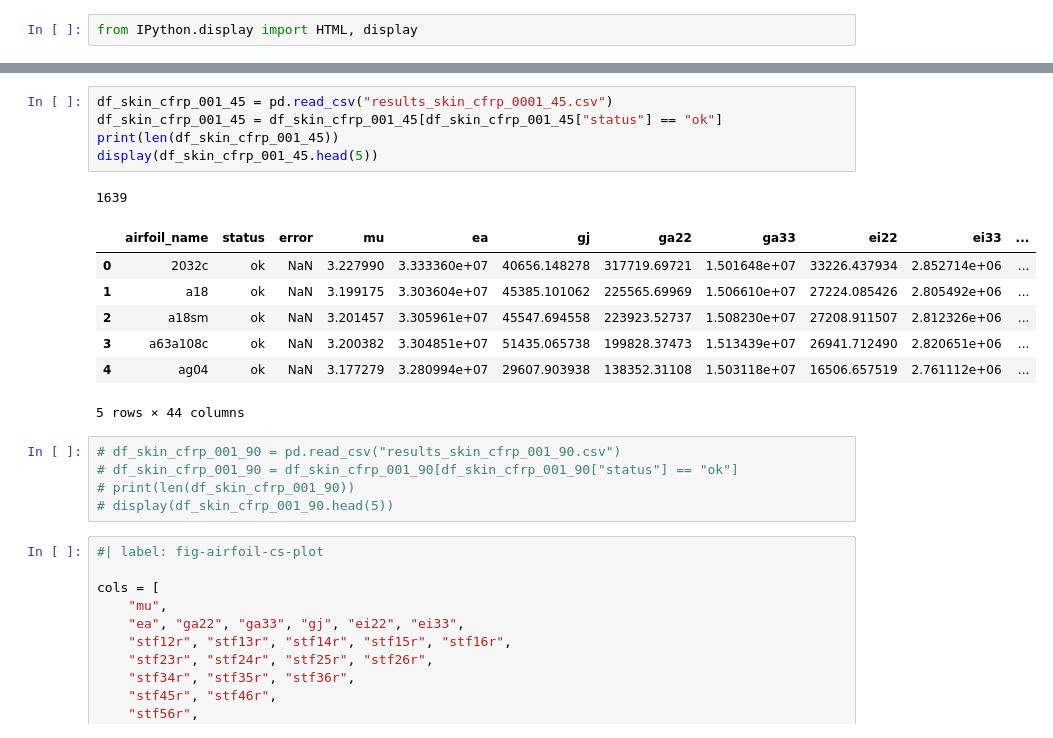
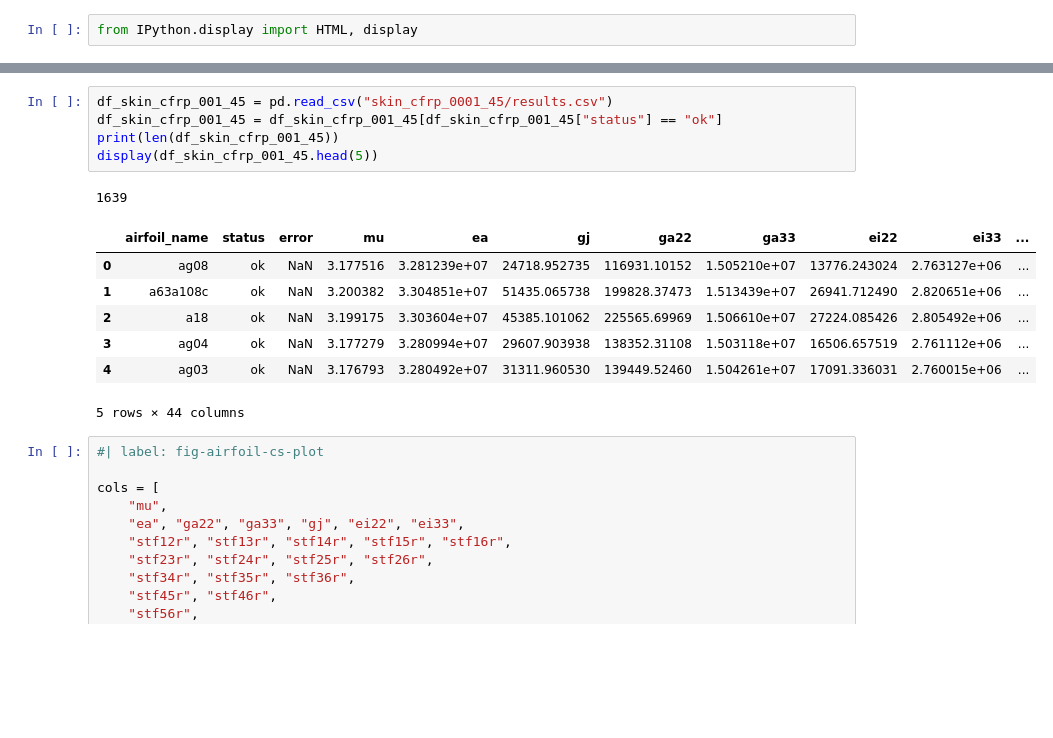
Before and after one commit to wenbinyugroup/msg-examples, a Jupyter notebook: examples/airfoil_cross_sections/plot.ipynb, the cells around one changed output, grey strips where cells are left out. Drawn from its saved outputs; the diff is of its cells as text; blank space fills up the shorter version.

```diff
--- a/examples/airfoil_cross_sections/plot.ipynb
+++ b/examples/airfoil_cross_sections/plot.ipynb
@@ -35,24 +35,19 @@ display(df_skin_cfrp_001.head(5))
 | 4 | ag04 | ok | NaN | 3.177279 | 2.818879e+08 | 21787.034713 | 84763.057673 | 1.175585e+07 | 141803.74736 | 2.372207e+07 | ... |
 5 rows × 44 columns
 # %%
-df_skin_cfrp_001_45 = pd.read_csv("results_skin_cfrp_0001_45.csv")
+df_skin_cfrp_001_45 = pd.read_csv("skin_cfrp_0001_45/results.csv")
 df_skin_cfrp_001_45 = df_skin_cfrp_001_45[df_skin_cfrp_001_45["status"] == "ok"]
 print(len(df_skin_cfrp_001_45))
 display(df_skin_cfrp_001_45.head(5))
 # %% [output]
 1639
 |  | airfoil_name | status | error | mu | ea | gj | ga22 | ga33 | ei22 | ei33 | ... |
-| 0 | 2032c | ok | NaN | 3.227990 | 3.333360e+07 | 40656.148278 | 317719.69721 | 1.501648e+07 | 33226.437934 | 2.852714e+06 | ... |
-| 1 | a18 | ok | NaN | 3.199175 | 3.303604e+07 | 45385.101062 | 225565.69969 | 1.506610e+07 | 27224.085426 | 2.805492e+06 | ... |
-| 2 | a18sm | ok | NaN | 3.201457 | 3.305961e+07 | 45547.694558 | 223923.52737 | 1.508230e+07 | 27208.911507 | 2.812326e+06 | ... |
-| 3 | a63a108c | ok | NaN | 3.200382 | 3.304851e+07 | 51435.065738 | 199828.37473 | 1.513439e+07 | 26941.712490 | 2.820651e+06 | ... |
-| 4 | ag04 | ok | NaN | 3.177279 | 3.280994e+07 | 29607.903938 | 138352.31108 | 1.503118e+07 | 16506.657519 | 2.761112e+06 | ... |
+| 0 | ag08 | ok | NaN | 3.177516 | 3.281239e+07 | 24718.952735 | 116931.10152 | 1.505210e+07 | 13776.243024 | 2.763127e+06 | ... |
+| 1 | a63a108c | ok | NaN | 3.200382 | 3.304851e+07 | 51435.065738 | 199828.37473 | 1.513439e+07 | 26941.712490 | 2.820651e+06 | ... |
+| 2 | a18 | ok | NaN | 3.199175 | 3.303604e+07 | 45385.101062 | 225565.69969 | 1.506610e+07 | 27224.085426 | 2.805492e+06 | ... |
+| 3 | ag04 | ok | NaN | 3.177279 | 3.280994e+07 | 29607.903938 | 138352.31108 | 1.503118e+07 | 16506.657519 | 2.761112e+06 | ... |
+| 4 | ag03 | ok | NaN | 3.176793 | 3.280492e+07 | 31311.960530 | 139449.52460 | 1.504261e+07 | 17091.336031 | 2.760015e+06 | ... |
 5 rows × 44 columns
-# %%
-# df_skin_cfrp_001_90 = pd.read_csv("results_skin_cfrp_001_90.csv")
-# df_skin_cfrp_001_90 = df_skin_cfrp_001_90[df_skin_cfrp_001_90["status"] == "ok"]
-# print(len(df_skin_cfrp_001_90))
-# display(df_skin_cfrp_001_90.head(5))
 # %%
 #| label: fig-airfoil-cs-plot
 
```
Also changed, not shown: parts of 2 cells of this notebook, 37 other files.
